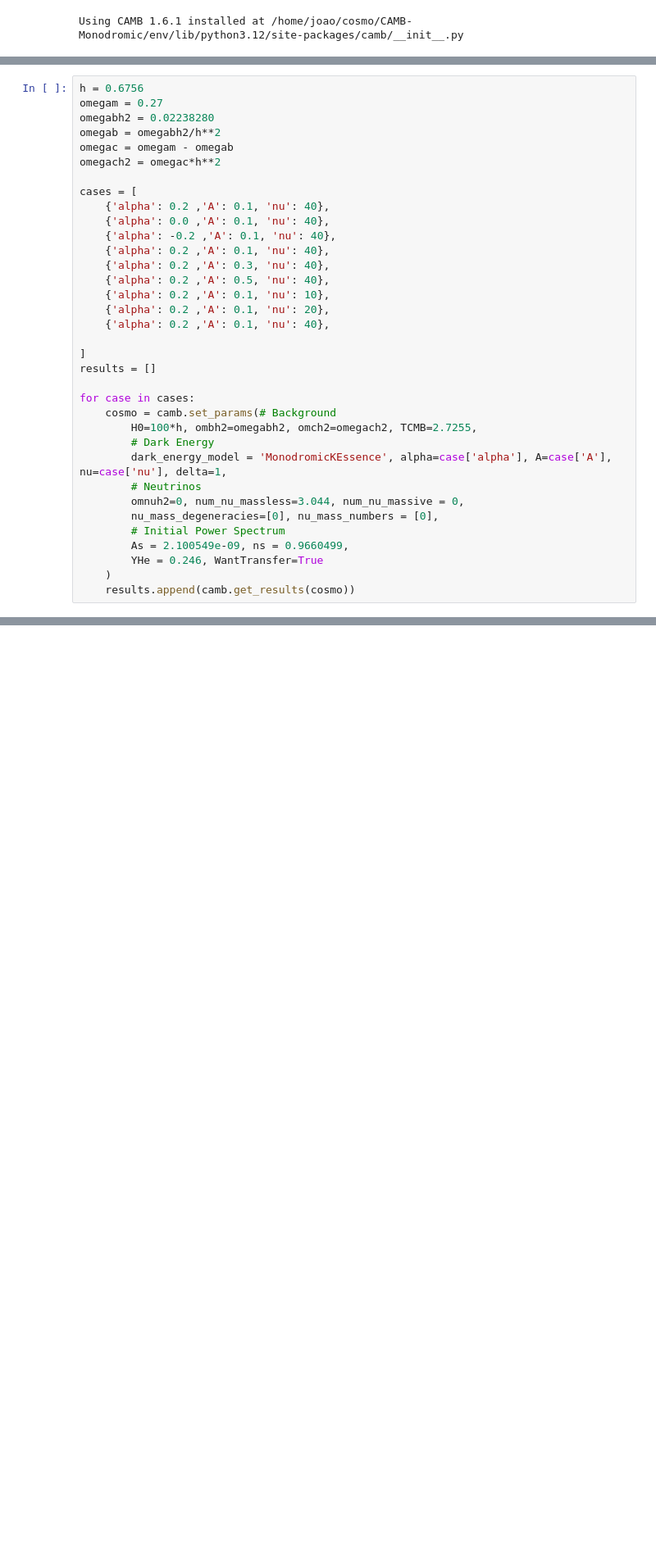
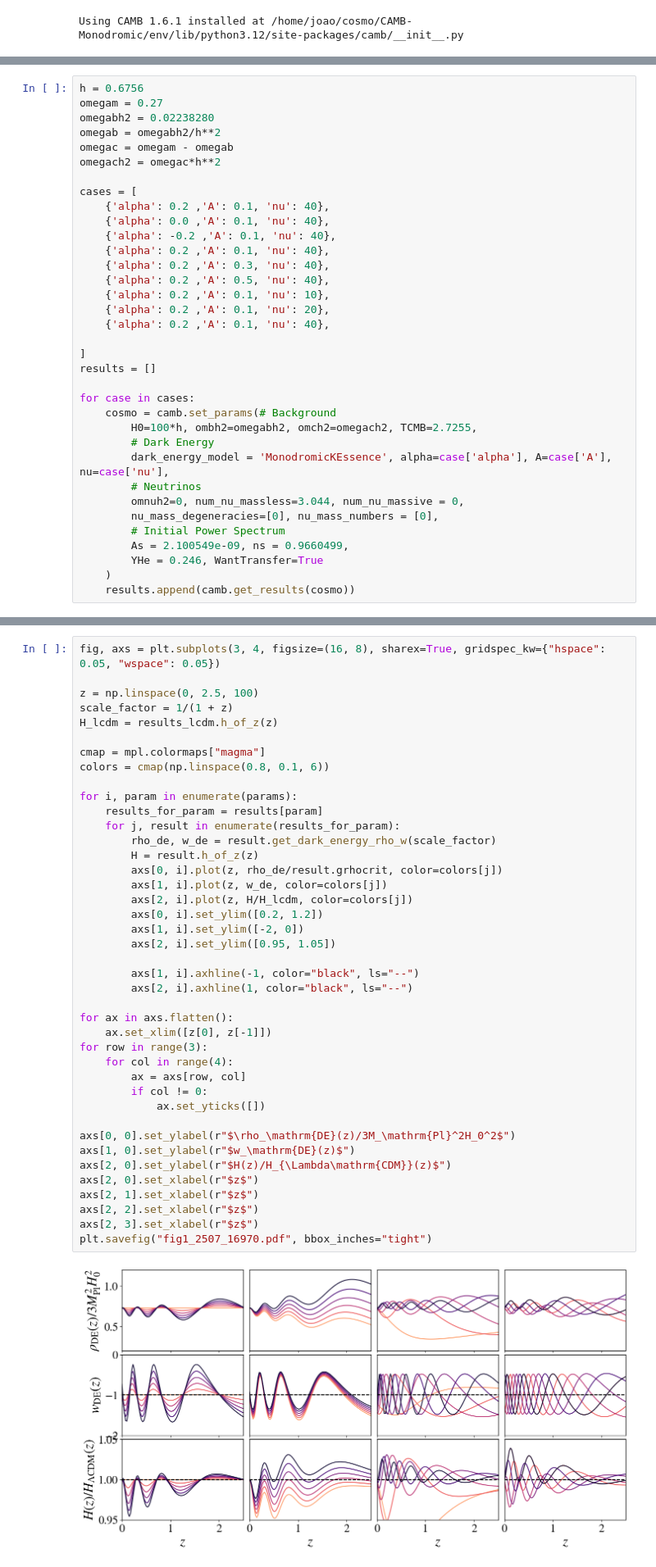
Before and after one commit to SBU-COSMOLIKE/CAMB-Monodromic, a Jupyter notebook: docs/KEssence_demo.ipynb, the cells around one changed output, grey strips where cells are left out. Shown at 82% size. Saved outputs shown, nothing was run; the diff lists cells and outputs as text; blank space fills up the shorter version.

```diff
--- a/docs/KEssence_demo.ipynb
+++ b/docs/KEssence_demo.ipynb
@@ -54,7 +54,7 @@ for case in cases:
 	cosmo = camb.set_params(# Background
 		H0=100*h, ombh2=omegabh2, omch2=omegach2, TCMB=2.7255,
 		# Dark Energy
-		dark_energy_model = 'MonodromicKEssence', alpha=case['alpha'], A=case['A'], nu=case['nu'], delta=1,
+		dark_energy_model = 'MonodromicKEssence', alpha=case['alpha'], A=case['A'], nu=case['nu'],
 		# Neutrinos
 		omnuh2=0, num_nu_massless=3.044, num_nu_massive = 0,
 		nu_mass_degeneracies=[0], nu_mass_numbers = [0],
@@ -260,0 +231,43 @@ for case in cases:
+# %%
+fig, axs = plt.subplots(3, 4, figsize=(16, 8), sharex=True, gridspec_kw={"hspace": 0.05, "wspace": 0.05})
+
+z = np.linspace(0, 2.5, 100)
+scale_factor = 1/(1 + z)
+H_lcdm = results_lcdm.h_of_z(z)
+
+cmap = mpl.colormaps["magma"]
+colors = cmap(np.linspace(0.8, 0.1, 6))
+
+for i, param in enumerate(params):
+    results_for_param = results[param]
+    for j, result in enumerate(results_for_param):
+        rho_de, w_de = result.get_dark_energy_rho_w(scale_factor)
+        H = result.h_of_z(z)
+        axs[0, i].plot(z, rho_de/result.grhocrit, color=colors[j])
+        axs[1, i].plot(z, w_de, color=colors[j])
+        axs[2, i].plot(z, H/H_lcdm, color=colors[j])
+        axs[0, i].set_ylim([0.2, 1.2])
+        axs[1, i].set_ylim([-2, 0])
+        axs[2, i].set_ylim([0.95, 1.05])
+
+        axs[1, i].axhline(-1, color="black", ls="--")
+        axs[2, i].axhline(1, color="black", ls="--")
+
+for ax in axs.flatten():
+    ax.set_xlim([z[0], z[-1]])
+for row in range(3):
+    for col in range(4):
+        ax = axs[row, col]
+        if col != 0:
+            ax.set_yticks([])
+
+axs[0, 0].set_ylabel(r"$\rho_\mathrm{DE}(z)/3M_\mathrm{Pl}^2H_0^2$")
+axs[1, 0].set_ylabel(r"$w_\mathrm{DE}(z)$")
+axs[2, 0].set_ylabel(r"$H(z)/H_{\Lambda\mathrm{CDM}}(z)$")
+axs[2, 0].set_xlabel(r"$z$")
+axs[2, 1].set_xlabel(r"$z$")
+axs[2, 2].set_xlabel(r"$z$")
+axs[2, 3].set_xlabel(r"$z$")
+plt.savefig("fig1_2507_16970.pdf", bbox_inches="tight")
+# %% [output]
+[figure, added]
```
Also changed, not shown: parts of 11 cells of this notebook, 1 other file.
